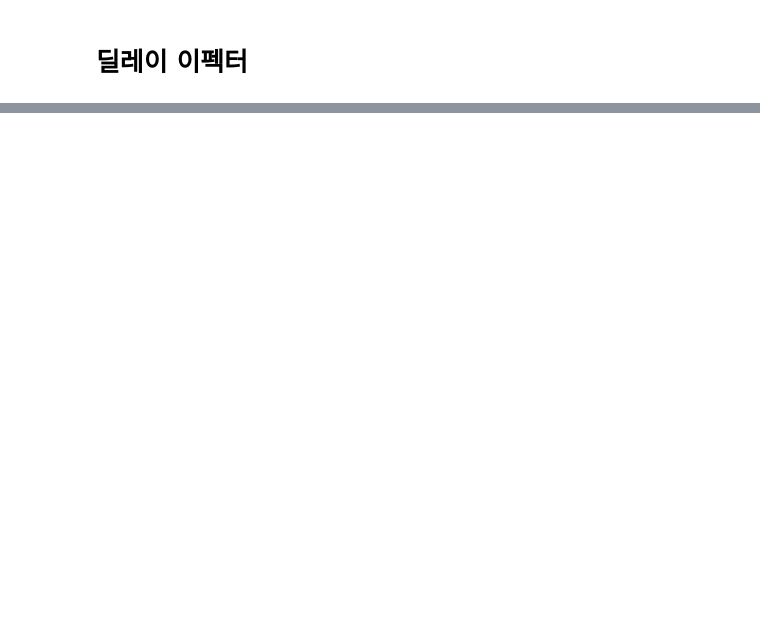
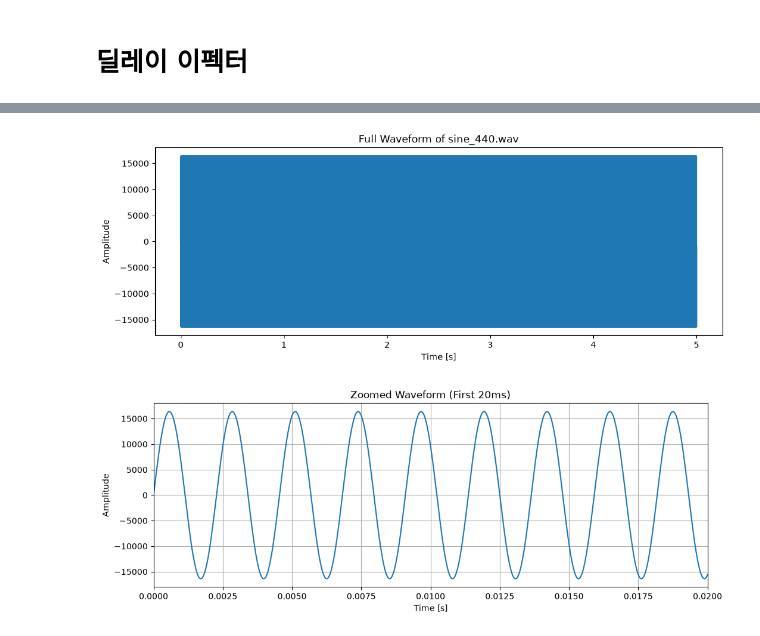
Before and after one commit to minugii/Soundprogramming, a Jupyter notebook: delay_effect.ipynb, the cells around one changed output, grey strips where cells are left out. Cells and saved outputs as stored; diff of their text form; code cells hidden in the pictures; blank space fills up the shorter version.

```diff
--- a/delay_effect.ipynb
+++ b/delay_effect.ipynb
@@ -55,0 +62,35 @@ sf.write('sine_440.wav',0.5*np.sin(2*np.pi*440*t), sound_rate)
+# %%
+import numpy as np
+import matplotlib.pyplot as plt
+from scipy.io import wavfile
+
+# 1. WAV 파일 읽어오기
+# sample_rate는 1초에 샘플이 몇 개 있는지(예: 44100), data는 실제 소리 데이터입니다.
+sample_rate, data = wavfile.read('sine_440.wav')
+
+# 2. X축(시간) 배열 만들기
+# 전체 샘플 개수를 sample_rate로 나누면 오디오의 총 길이(초)가 나옵니다.
+total_time = len(data) / sample_rate
+time = np.linspace(0., total_time, len(data))
+
+# 3. 전체 파형 그래프 그리기
+plt.figure(figsize=(12, 4))
+plt.plot(time, data)
+plt.title("Full Waveform of sine_440.wav")
+plt.xlabel("Time [s]")
+plt.ylabel("Amplitude")
+plt.show()
+
+# 4. 특정 구간만 확대해서 보기 (처음 20ms 구간)
+# 440Hz 사인파의 모양을 제대로 보려면 아주 짧은 시간만 잘라서 봐야 합니다.
+plt.figure(figsize=(12, 4))
+plt.plot(time, data)
+plt.title("Zoomed Waveform (First 20ms)")
+plt.xlabel("Time [s]")
+plt.ylabel("Amplitude")
+plt.xlim(0, 0.02) # x축을 0초에서 0.02초(20ms) 사이로 제한
+plt.grid(True)    # 보기 편하게 격자 추가
+plt.show()
+# %% [output]
+[figure, added]
+[figure, added]
```
Also changed, not shown: parts of 8 cells of this notebook, 1 other file.
